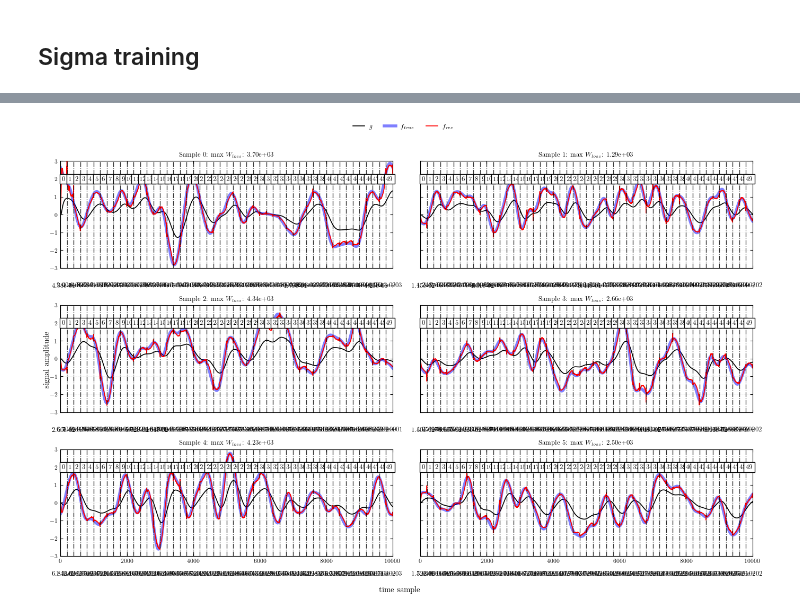
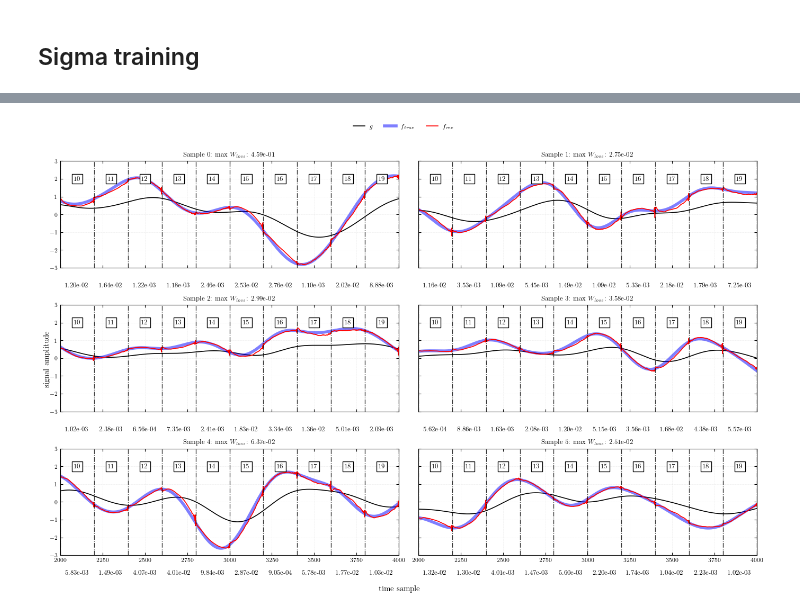
Before and after one commit to Sparisi01/RPM_implementation, a Jupyter notebook: tikhonov_learned_window.ipynb, the cells around one changed output, grey strips where cells are left out. Drawn from its saved outputs; the diff is of its cells as text; code cells hidden in the pictures.

```diff
--- a/tikhonov_learned_window.ipynb
+++ b/tikhonov_learned_window.ipynb
@@ -12,4 +12,35 @@ import torch
 import torch.nn as nn
 
 plt.style.use("styles/plots.mplstyle")
+# %%
+def make_pairs(
+    g_wins: torch.Tensor,   # (n_samples, n_windows, W)
+    f_wins: torch.Tensor,   # (n_samples, n_windows, W)
+) -> tuple[torch.Tensor, torch.Tensor, torch.Tensor]:
+    """
+    Args:
+        g_wins (torch.Tensor):
+            shape (n_samples, n_windows, W)
+
+        f_wins (torch.Tensor):
+            shape (n_samples, n_windows, W)
+
+    Returns:
+        (tuple[torch.Tensor, torch.Tensor, torch.Tensor]))
+    """
+    n_samples, n_windows, W = g_wins.shape
+
+    g_prev_first = torch.zeros(n_samples, 1, W,
+                               dtype=g_wins.dtype, device=g_wins.device)
+
+    if n_windows > 1:
+        g_prev = torch.cat([g_prev_first, g_wins[:, :-1, :]], dim=1)
+    else:
+        g_prev = g_prev_first
+
+    return (
+        g_prev.reshape(-1, W),   # (n_samples * n_windows, W)
+        g_wins.reshape(-1, W),
+        f_wins.reshape(-1, W),
+    )
 # %%
@@ -387,7 +453,7 @@ def predictions_plot(
         for j in range(n_windows):
 
             g_cur  = g_test_w[index:index+1, j, :]
-            g_prev = torch.zeros_like(g_cur) if j == 0 else g_test_w[index:index+1, j, :]
+            g_prev = torch.zeros_like(g_cur) if j == 0 else g_test_w[index:index+1, j-1, :]
             f_cur  = f_test_w[index:index+1, j, :]
 
             loss_array.append(window_loss_single(model, g_cur, g_prev, f_cur, loss_function))
@@ -571,8 +629,8 @@ if DO_TRAINING:
 # %%
 
-predictions_plot(model, g_val, f_val, W = W, max_window=n_windows)
+predictions_plot(model, g_val, f_val, W = W, min_window=10, max_window=20)
 # %% [output]
-[figure, old version]
+[figure, new version]
 # %%
 def plot_diagnostics(model, omegas: np.ndarray):
 
```
Also changed, not shown: parts of 5 cells of this notebook.
